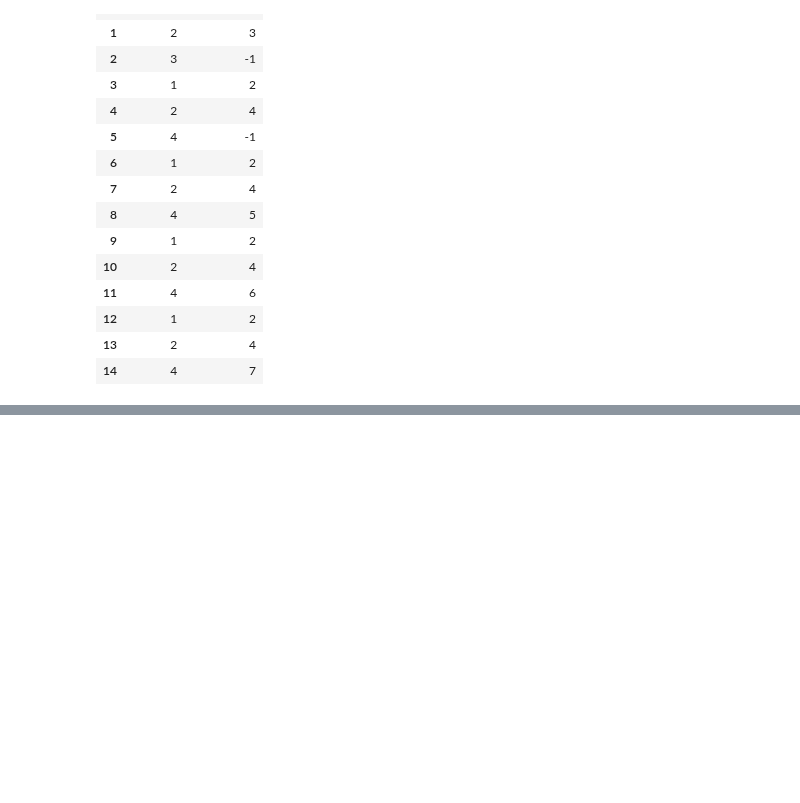
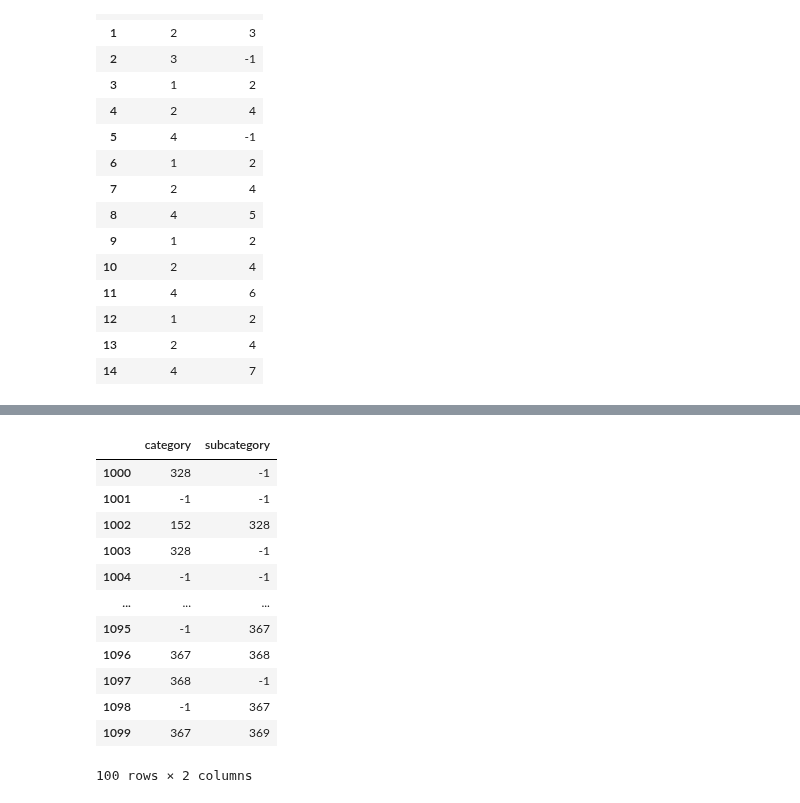
Before and after one commit to almsam/ISupply-project, a Jupyter notebook: db upload/tree upload/Tree upload NB.ipynb, the cells around one changed output, grey strips where cells are left out. Drawn from its saved outputs; the diff is of its cells as text; code cells hidden in the pictures; blank space fills up the shorter version.

```diff
--- a/db upload/tree upload/Tree upload NB.ipynb
+++ b/db upload/tree upload/Tree upload NB.ipynb
@@ -137,0 +168,16 @@ dfInt.head(15)
+# %%
+dfInt.iloc[1000:1100]
+# %% [output]
+|  | category | subcategory |
+| 1000 | 328 | -1 |
+| 1001 | -1 | -1 |
+| 1002 | 152 | 328 |
+| 1003 | 328 | -1 |
+| 1004 | -1 | -1 |
+| ... | ... | ... |
+| 1095 | -1 | 367 |
+| 1096 | 367 | 368 |
+| 1097 | 368 | -1 |
+| 1098 | -1 | 367 |
+| 1099 | 367 | 369 |
+100 rows × 2 columns
```
Also changed, not shown: parts of 5 cells of this notebook.
